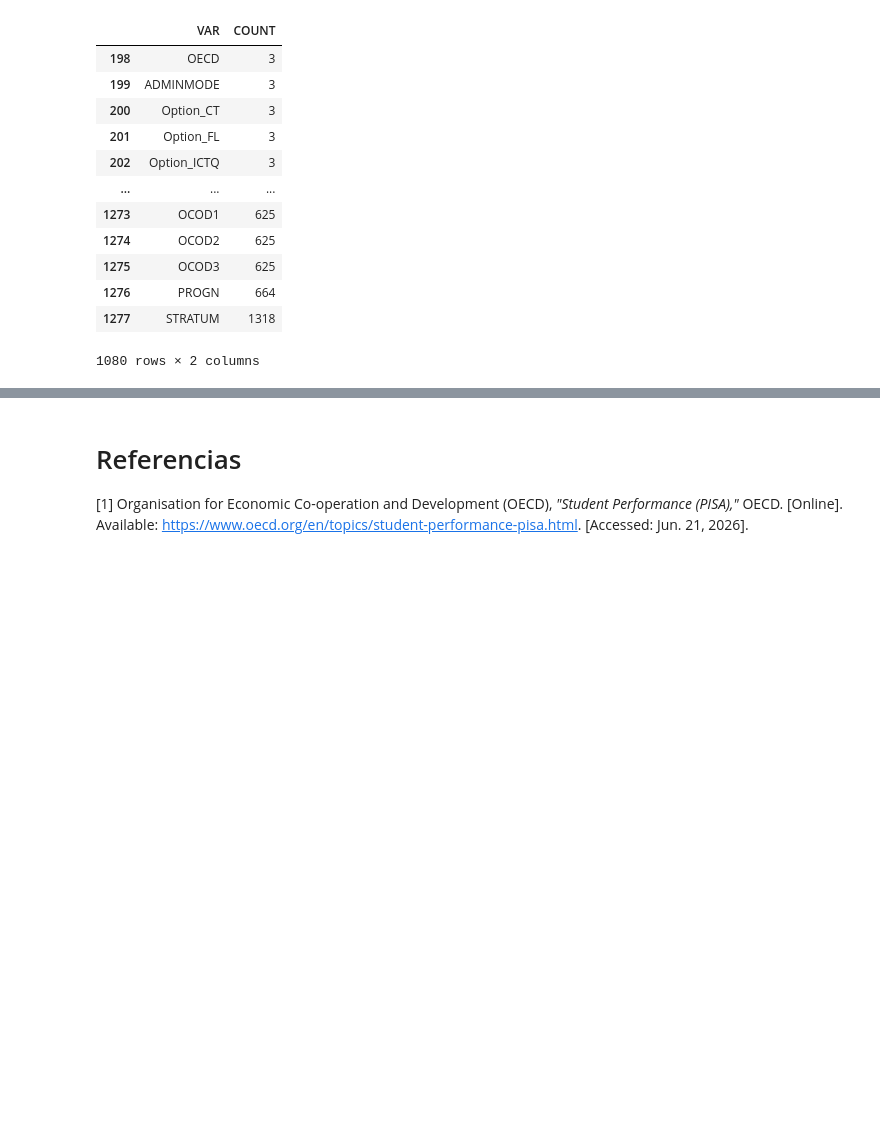
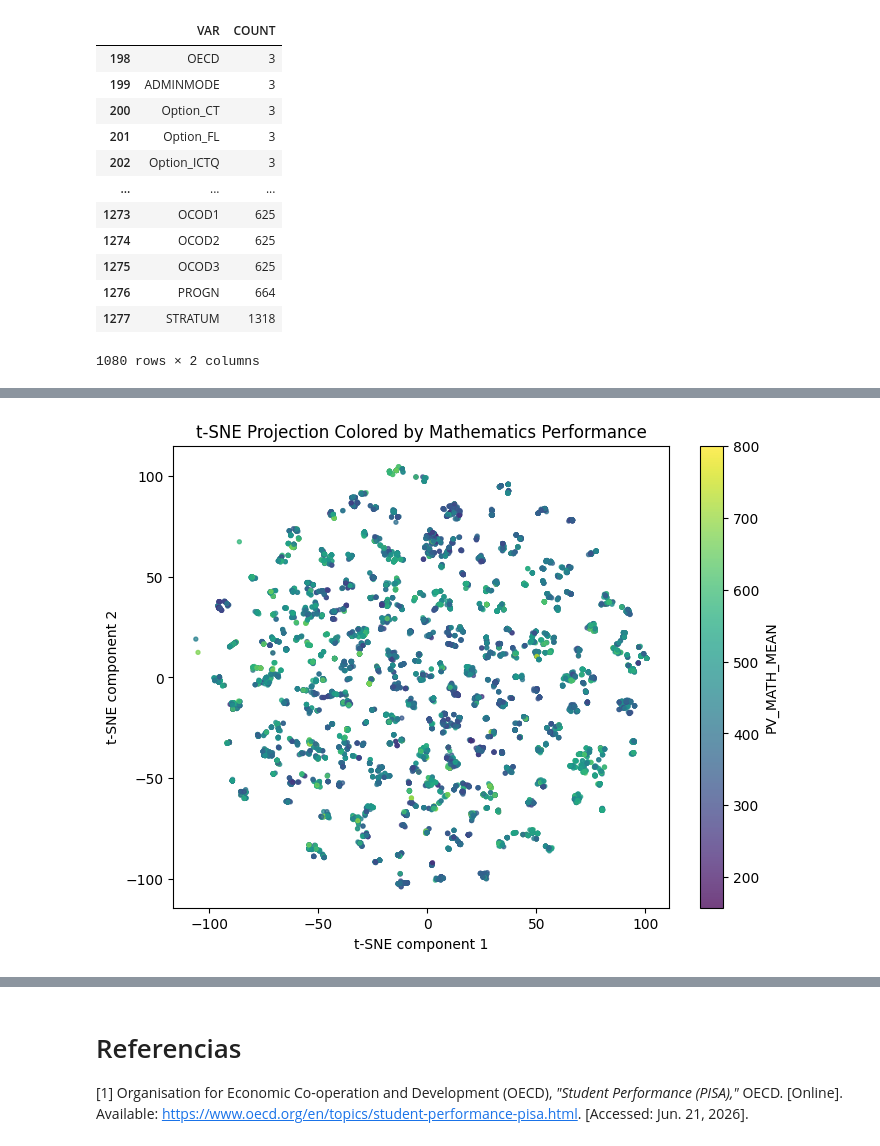
Before and after one commit to NicoCarrion02/diffusion-based-academic-prediction, a Jupyter notebook: ML_final_project_Nicolas_Carrion.ipynb, the cells around one changed output, grey strips where cells are left out. Drawn from its saved outputs; the diff is of its cells as text; code cells hidden in the pictures; blank space fills up the shorter version.

```diff
--- a/ML_final_project_Nicolas_Carrion.ipynb
+++ b/ML_final_project_Nicolas_Carrion.ipynb
@@ -726,0 +698,27 @@ Text(0, 0.5, 'Rows')
+# %%
+from sklearn.manifold import TSNE
+from sklearn.preprocessing import StandardScaler
+from sklearn.impute import SimpleImputer
+import matplotlib.pyplot as plt
+import pandas as pd
+
+TARGET = 'PV_MATH_MEAN'
+TSNE_SAMPLE_SIZE = 10_000
+RANDOM_STATE = 42
+
+train_selected = pd.read_parquet('data/train_selected_features.parquet')
+sample = train_selected.sample(min(TSNE_SAMPLE_SIZE, len(train_selected)), random_state=RANDOM_STATE)
+X_tsne = SimpleImputer(strategy='median').fit_transform(sample.drop(columns=[TARGET]))
+X_tsne = StandardScaler().fit_transform(X_tsne)
+
+embedding = TSNE(n_components=2, perplexity=30, learning_rate='auto', init='pca', random_state=RANDOM_STATE).fit_transform(X_tsne)
+
+plt.figure(figsize=(8, 6))
+scatter = plt.scatter(embedding[:, 0], embedding[:, 1], c=sample[TARGET], s=8, alpha=0.75)
+plt.colorbar(scatter, label=TARGET)
+plt.title('t-SNE Projection Colored by Mathematics Performance')
+plt.xlabel('t-SNE component 1')
+plt.ylabel('t-SNE component 2')
+plt.show()
+# %% [output]
+[figure, added]
```
Also changed, not shown: parts of 45 cells of this notebook, 2 other files.
